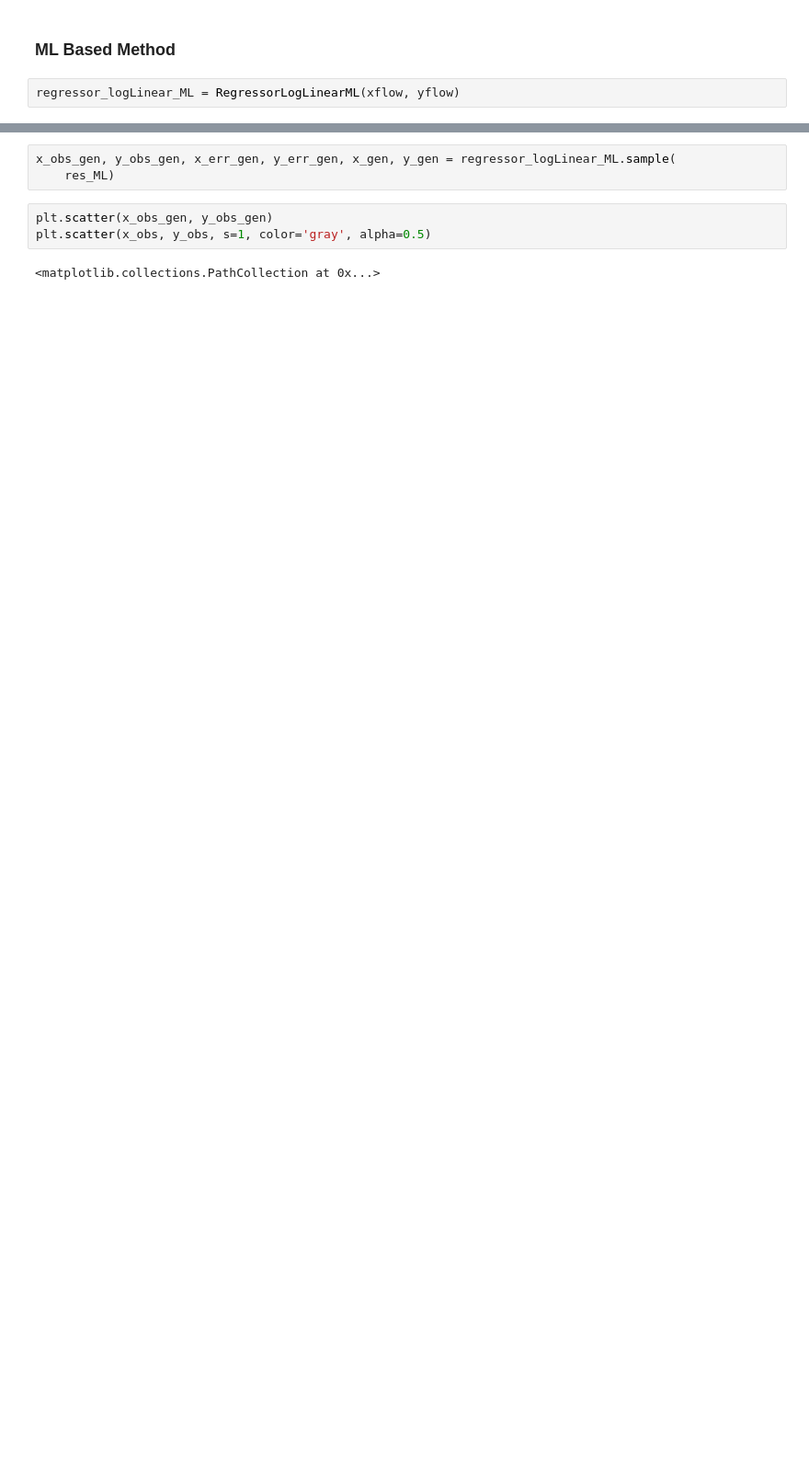
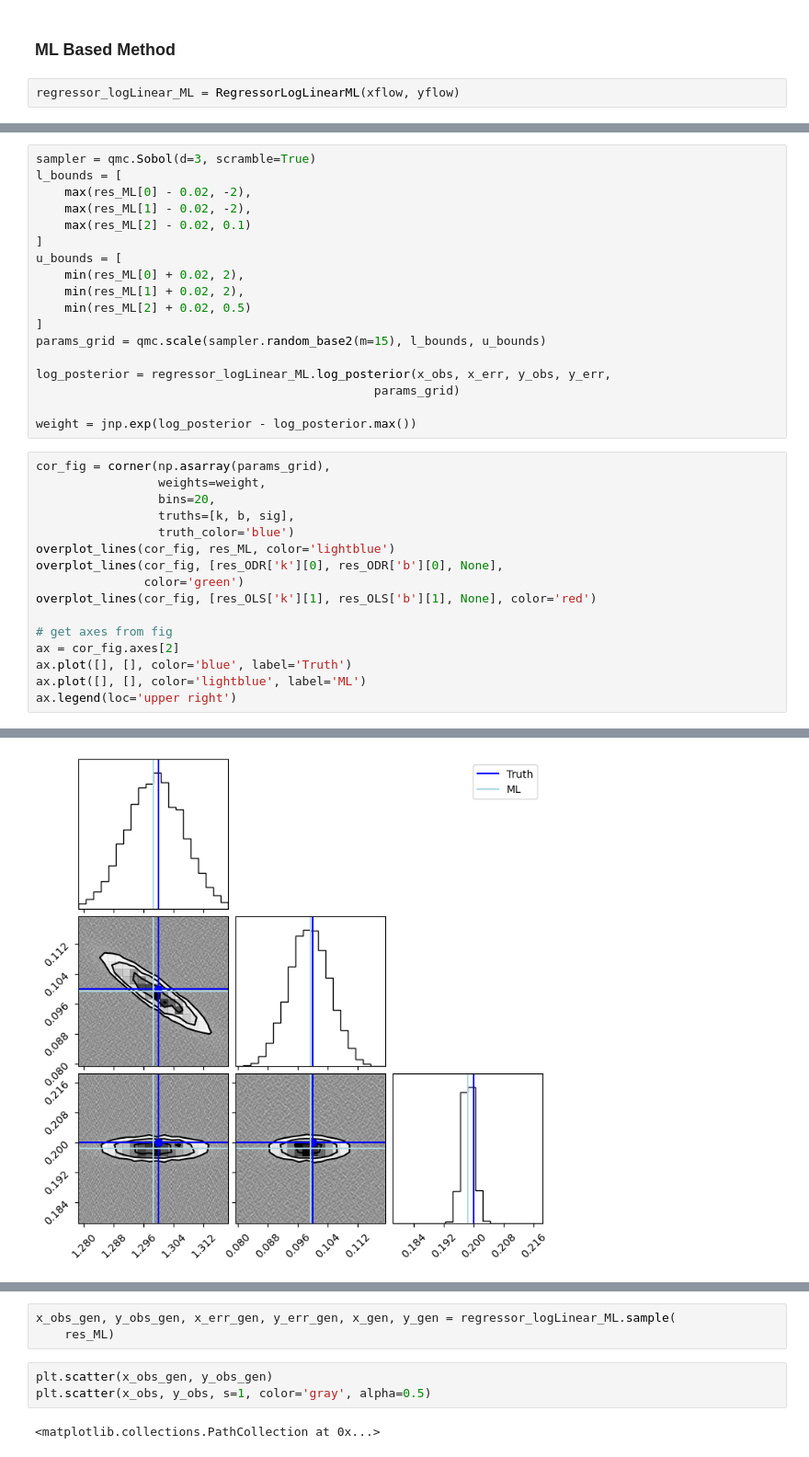
Before and after one commit to astro-jingtao/raddest, a Jupyter notebook: example/fit_loglinear.ipynb, the cells around one changed output, grey strips where cells are left out. Shown at 92% size. Drawn from its saved outputs; the diff is of its cells as text; blank space fills up the shorter version.

Commit message:
0.3.0 - linear case - refactor example - get log_likelihood and log_posterior for RegressorML - use corner to showcase posterior in example

```diff
--- a/example/fit_loglinear.ipynb
+++ b/example/fit_loglinear.ipynb
@@ -280,0 +166,35 @@ plt.legend()
+# %%
+sampler = qmc.Sobol(d=3, scramble=True)
+l_bounds = [
+    max(res_ML[0] - 0.02, -2),
+    max(res_ML[1] - 0.02, -2),
+    max(res_ML[2] - 0.02, 0.1)
+]
+u_bounds = [
+    min(res_ML[0] + 0.02, 2),
+    min(res_ML[1] + 0.02, 2),
+    min(res_ML[2] + 0.02, 0.5)
+]
+params_grid = qmc.scale(sampler.random_base2(m=15), l_bounds, u_bounds)
+
+log_posterior = regressor_logLinear_ML.log_posterior(x_obs, x_err, y_obs, y_err,
+                                               params_grid)
+
+weight = jnp.exp(log_posterior - log_posterior.max())
+# %%
+cor_fig = corner(np.asarray(params_grid),
+                 weights=weight,
+                 bins=20,
+                 truths=[k, b, sig],
+                 truth_color='blue')
+overplot_lines(cor_fig, res_ML, color='lightblue')
+overplot_lines(cor_fig, [res_ODR['k'][0], res_ODR['b'][0], None],
+               color='green')
+overplot_lines(cor_fig, [res_OLS['k'][1], res_OLS['b'][1], None], color='red')
+
+# get axes from fig
+ax = cor_fig.axes[2]
+ax.plot([], [], color='blue', label='Truth')
+ax.plot([], [], color='lightblue', label='ML')
+ax.legend(loc='upper right')
+# %% [output]
@@ -280,0 +202 @@ plt.legend()
+[figure, added]
```
Also changed, not shown: parts of 16 cells of this notebook, 9 other files.
